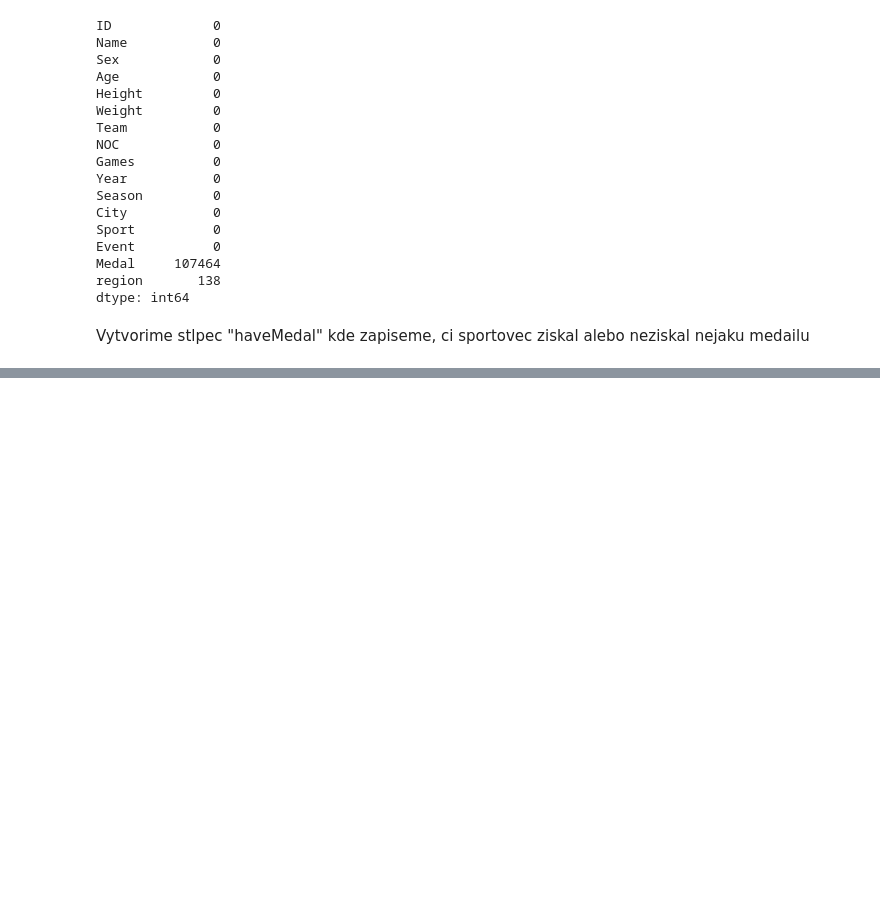
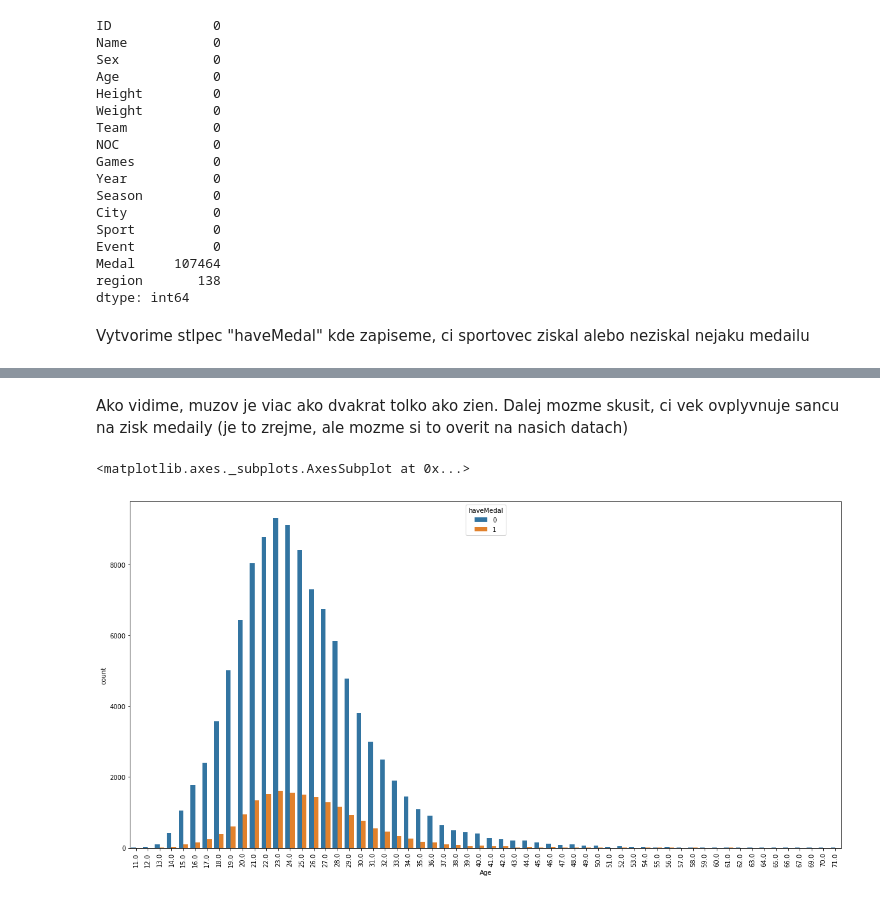
Before and after one commit to georgeob/Orlicek_Matus_NS2020, a Jupyter notebook: Olympics.ipynb, the cells around one changed output, grey strips where cells are left out. Saved outputs shown, nothing was run; the diff lists cells and outputs as text; code cells hidden in the pictures; blank space fills up the shorter version.

```diff
--- a/Olympics.ipynb
+++ b/Olympics.ipynb
@@ -69,0 +83,11 @@ data.head()
+# %% [markdown]
+Ako vidime, muzov je viac ako dvakrat tolko ako zien.
+Dalej mozme skusit, ci vek ovplyvnuje sancu na zisk medaily (je to zrejme, ale mozme si to overit na nasich datach)
+# %%
+plt.figure(figsize=(20, 10))
+plt.tight_layout()
+plt.xticks(plt.xticks()[0], rotation=90)
+sns.countplot(x='Age', hue='haveMedal', data=data)
+# %% [output]
+<matplotlib.axes._subplots.AxesSubplot at 0x...>
+[figure, added]
```
Also changed, not shown: parts of 19 cells of this notebook.
